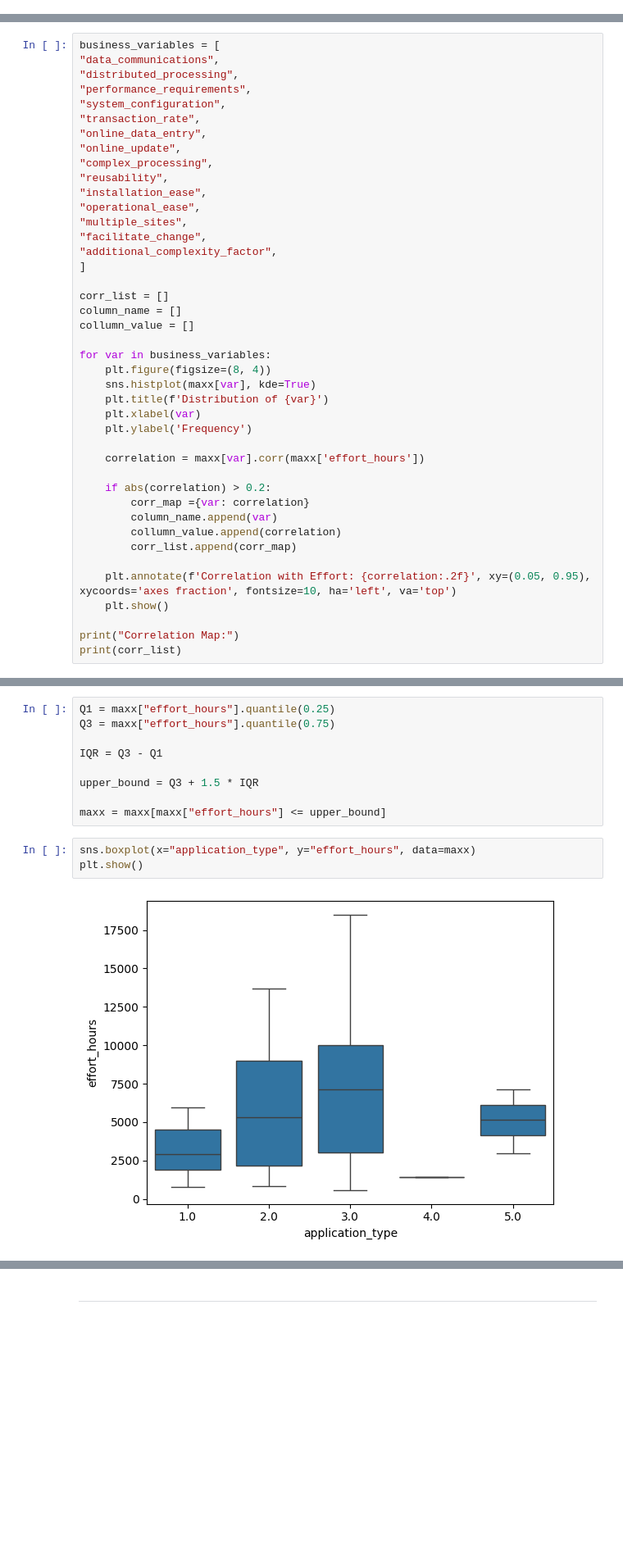
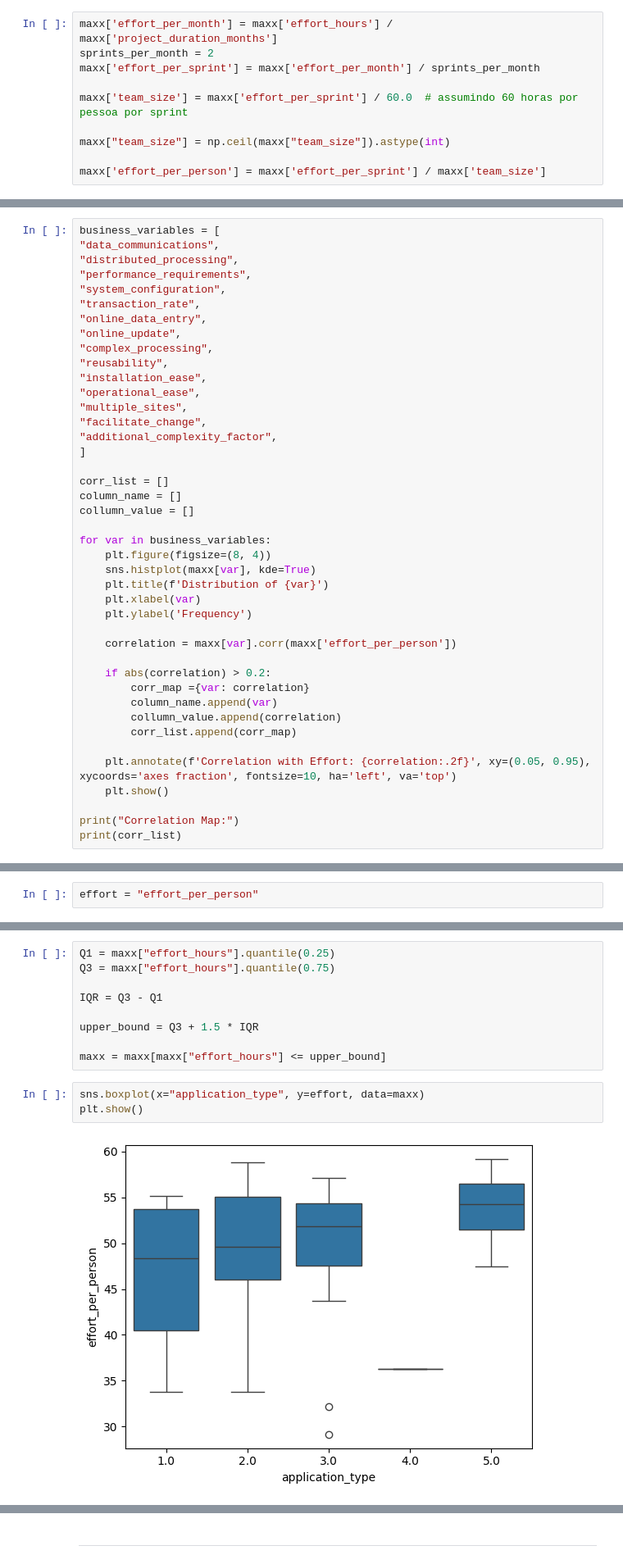
Before and after one commit to rodolfobdossantos/agile_estimator_ofc, a Jupyter notebook: model/notebooks/inferencia/agile_v2/eda.ipynb, the cells around one changed output, grey strips where cells are left out. Shown at 82% size. Drawn from its saved outputs; the diff is of its cells as text; blank space fills up the shorter version.

```diff
--- a/model/notebooks/inferencia/agile_v2/eda.ipynb
+++ b/model/notebooks/inferencia/agile_v2/eda.ipynb
@@ -105,3 +149,13 @@ maxx = maxx.rename(columns={
 "Time": "development_time",
 "Effort": "effort_hours"
 })
+# %%
+maxx['effort_per_month'] = maxx['effort_hours'] / maxx['project_duration_months']
+sprints_per_month = 2
+maxx['effort_per_sprint'] = maxx['effort_per_month'] / sprints_per_month
+
+maxx['team_size'] = maxx['effort_per_sprint'] / 60.0  # assumindo 60 horas por pessoa por sprint
+
+maxx["team_size"] = np.ceil(maxx["team_size"]).astype(int)
+
+maxx['effort_per_person'] = maxx['effort_per_sprint'] / maxx['team_size']
@@ -134,7 +240,7 @@ for var in business_variables:
     plt.xlabel(var)
     plt.ylabel('Frequency')
 
-    correlation = maxx[var].corr(maxx['effort_hours'])
+    correlation = maxx[var].corr(maxx['effort_per_person'])
 
     if abs(correlation) > 0.2:
         corr_map ={var: correlation}
@@ -444,4 +542,6 @@ Esforço total de desenvolvimento do projeto.
 
 **Tipo:** Numérico
 **Unidade:** Horas de trabalho
+# %%
+effort = "effort_per_person"
 # %%
@@ -471,8 +571,8 @@ upper_bound = Q3 + 1.5 * IQR
 
 maxx = maxx[maxx["effort_hours"] <= upper_bound]
 # %%
-sns.boxplot(x="application_type", y="effort_hours", data=maxx)
+sns.boxplot(x="application_type", y=effort, data=maxx)
 plt.show()
 # %% [output]
-[figure, old version]
+[figure, new version]
 # %%
```
Also changed, not shown: parts of 33 cells of this notebook, 20 other files.
